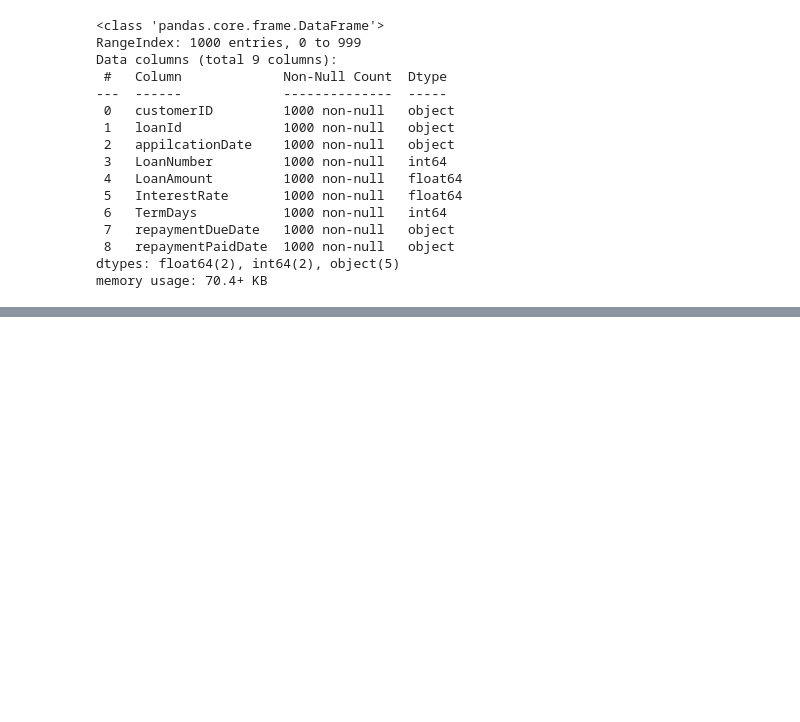
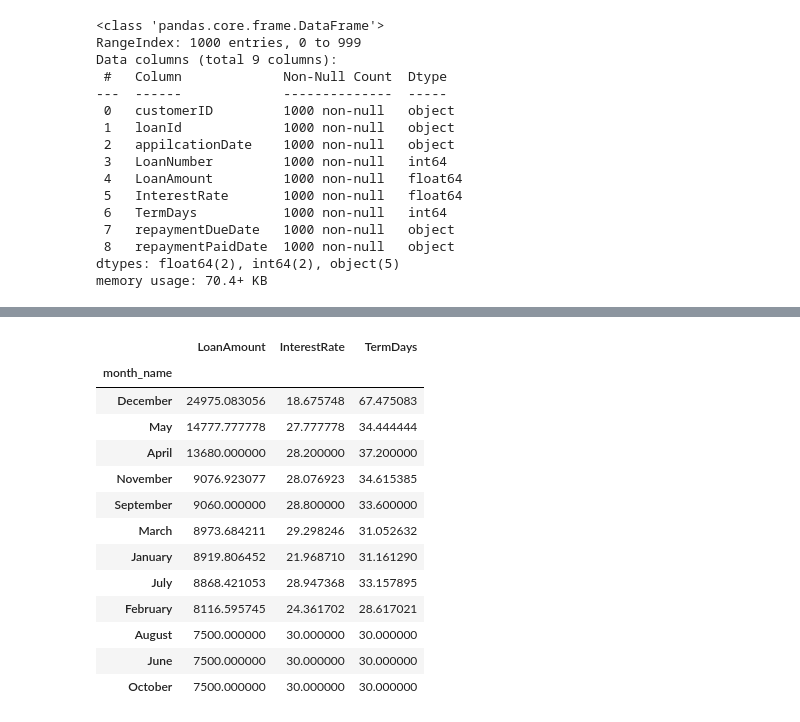
Before and after one commit to dtekluva/cohort3b8wd, a Jupyter notebook: atha/jupyter/pandas_tut.ipynb, the cells around one changed output, grey strips where cells are left out. Drawn from its saved outputs; the diff is of its cells as text; code cells hidden in the pictures; blank space fills up the shorter version.

```diff
--- a/atha/jupyter/pandas_tut.ipynb
+++ b/atha/jupyter/pandas_tut.ipynb
@@ -284,0 +417,18 @@ appli_data["repaymentPaidDate"] = repayment_paid_as_datetime # replace the repay
+# %%
+collection_month_groups = appli_data.groupby("month_name").mean()[["LoanAmount", "InterestRate", "TermDays"]]
+collection_month_groups.sort_values("LoanAmount", ascending = False)
+# %% [output]
+|  | LoanAmount | InterestRate | TermDays |
+| month_name |  |  |  |
+| December | 24975.083056 | 18.675748 | 67.475083 |
+| May | 14777.777778 | 27.777778 | 34.444444 |
+| April | 13680.000000 | 28.200000 | 37.200000 |
+| November | 9076.923077 | 28.076923 | 34.615385 |
+| September | 9060.000000 | 28.800000 | 33.600000 |
+| March | 8973.684211 | 29.298246 | 31.052632 |
+| January | 8919.806452 | 21.968710 | 31.161290 |
+| July | 8868.421053 | 28.947368 | 33.157895 |
+| February | 8116.595745 | 24.361702 | 28.617021 |
+| August | 7500.000000 | 30.000000 | 30.000000 |
+| June | 7500.000000 | 30.000000 | 30.000000 |
+| October | 7500.000000 | 30.000000 | 30.000000 |
```
Also changed, not shown: parts of 17 cells of this notebook.
